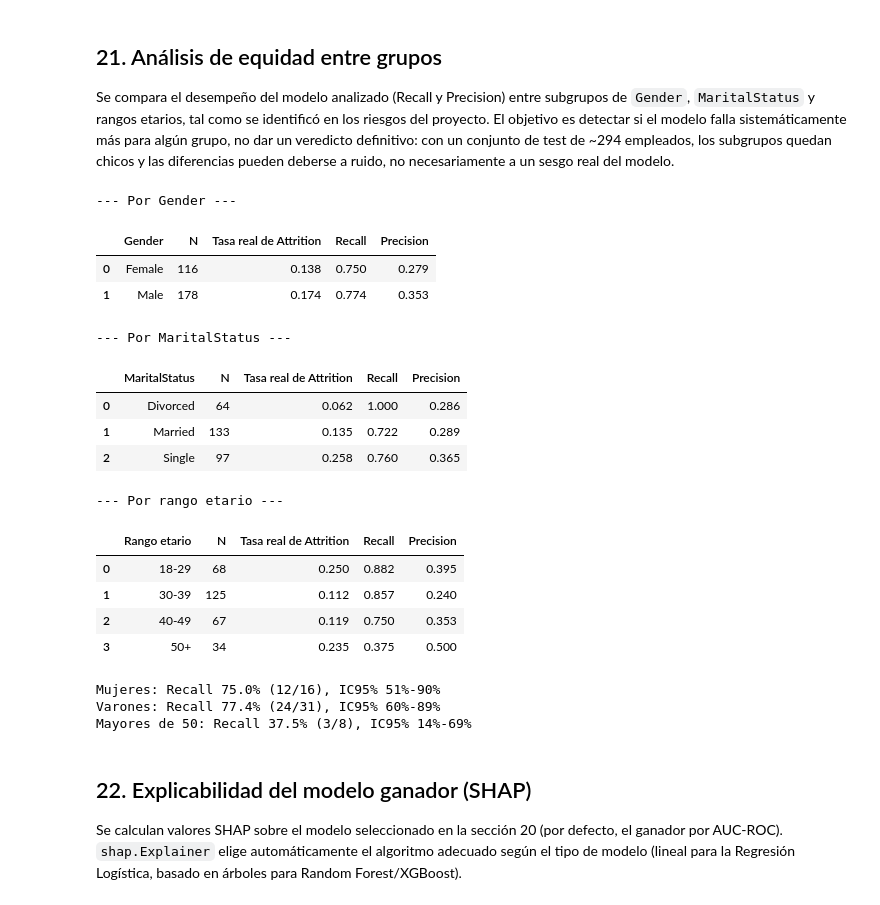
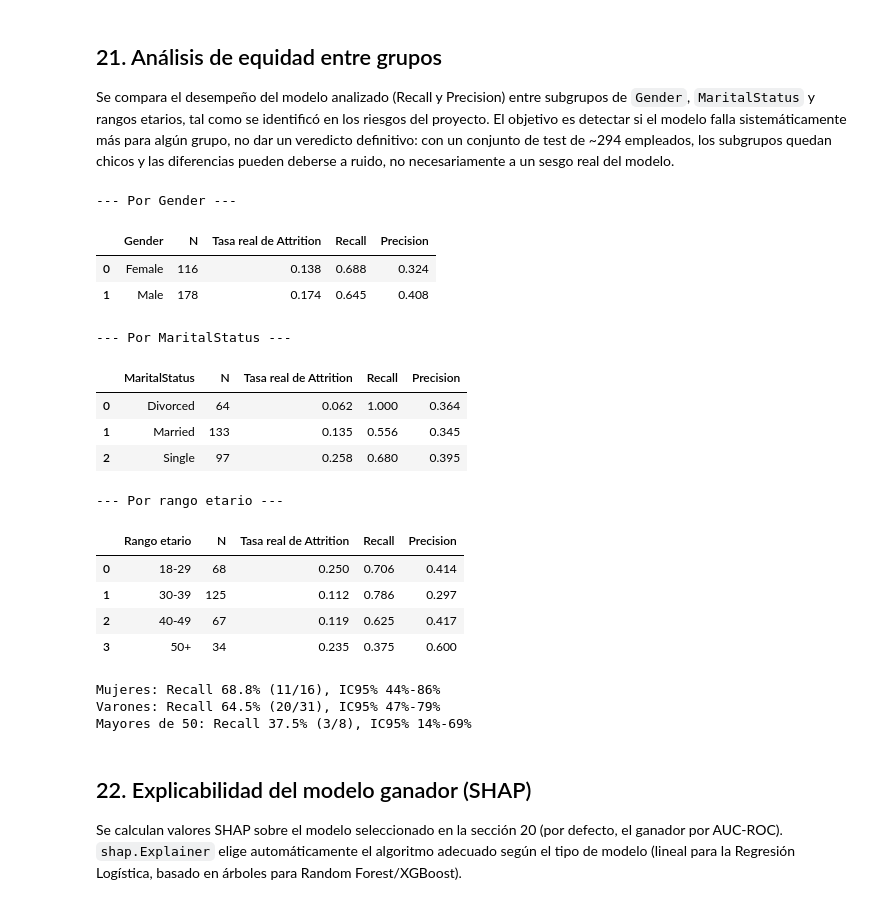
Before and after one commit to guss1976/TrabajoFinalCienciaDatos, a Jupyter notebook: Trabajo_Final_Integrador_ver3.ipynb, the cells around one changed output. Drawn from its saved outputs; the diff is of its cells as text; code cells hidden in the pictures.

```diff
--- a/Trabajo_Final_Integrador_ver3.ipynb
+++ b/Trabajo_Final_Integrador_ver3.ipynb
@@ -403,5 +408,5 @@ es la que queda registrada en la tabla comparativa final.
 # %%
-umbral_logreg = umbral_para_recall_objetivo(y_test, proba_logreg, recall_objetivo=0.75)
+umbral_logreg = umbral_desde_train(pipe_logreg, recall_objetivo=0.75)
 print(f'Umbral seleccionado para Recall >= 0.75: {umbral_logreg:.3f}')
 
 _ = evaluar_modelo('Regresión Logística', y_test, proba_logreg, threshold=umbral_logreg)
@@ -496,7 +501,7 @@ else:
     pipe_rf.fit(X_train, y_train)
 
 proba_rf = pipe_rf.predict_proba(X_test)[:, 1]
-umbral_rf = umbral_para_recall_objetivo(y_test, proba_rf, recall_objetivo=0.75)
+umbral_rf = umbral_desde_train(pipe_rf, recall_objetivo=0.75)
 print(f'Umbral seleccionado para Recall >= 0.75: {umbral_rf:.3f}')
 _ = evaluar_modelo('Random Forest', y_test, proba_rf, threshold=umbral_rf)
 # %% [output]
@@ -544,7 +549,7 @@ else:
     pipe_xgb.fit(X_train, y_train)
 
 proba_xgb = pipe_xgb.predict_proba(X_test)[:, 1]
-umbral_xgb = umbral_para_recall_objetivo(y_test, proba_xgb, recall_objetivo=0.75)
+umbral_xgb = umbral_desde_train(pipe_xgb, recall_objetivo=0.75)
 print(f'Umbral seleccionado para Recall >= 0.75: {umbral_xgb:.3f}')
 _ = evaluar_modelo('XGBoost', y_test, proba_xgb, threshold=umbral_xgb)
 # %% [output]
@@ -569,0 +575,18 @@ weighted avg       0.83      0.67      0.71       294
+# %%
+from sklearn.model_selection import cross_val_predict
+
+modelos = {'Regresión Logística': pipe_logreg, 'Random Forest': pipe_rf, 'XGBoost': pipe_xgb}
+filas = []
+for nombre, pipe in modelos.items():
+    cvr = cross_validate(pipe, X_train, y_train, cv=cv, scoring=['roc_auc', 'average_precision'])
+    # umbral elegido SOLO con train (predicciones fuera de fold), sin mirar el test
+    oof = cross_val_predict(pipe, X_train, y_train, cv=cv, method='predict_proba')[:, 1]
+    u = umbral_para_recall_objetivo(y_train, oof, recall_objetivo=0.75)
+    y_pred = (pipe.predict_proba(X_test)[:, 1] >= u).astype(int)
+    filas.append({'Modelo': nombre,
+                  'CV AUC-ROC': f"{cvr['test_roc_auc'].mean():.3f} ± {cvr['test_roc_auc'].std():.3f}",
+                  'CV PR-AUC': f"{cvr['test_average_precision'].mean():.3f} ± {cvr['test_average_precision'].std():.3f}",
+                  'Umbral (solo train)': round(u, 3),
+                  'Recall test': round(recall_score(y_test, y_pred), 3),
+                  'Precision test': round(precision_score(y_test, y_pred), 3)})
+print(pd.DataFrame(filas).to_string(index=False))
@@ -758,45 +786,50 @@ def metricas_por_grupo(y_true, y_pred, grupo, nombre_grupo):
             nombre_grupo: valor,
             'N': len(sub),
             'Tasa real de Attrition': round(sub['y_true'].mean(), 3),
             'Recall': round(recall_score(sub['y_true'], sub['y_pred'], zero_division=0), 3),
             'Precision': round(precision_score(sub['y_true'], sub['y_pred'], zero_division=0), 3),
         })
     return pd.DataFrame(filas)
 
 print('--- Por Gender ---')
 display(metricas_por_grupo(y_test, y_pred_analizado, X_test['Gender'], 'Gender'))
 
 print('--- Por MaritalStatus ---')
 display(metricas_por_grupo(y_test, y_pred_analizado, X_test['MaritalStatus'], 'MaritalStatus'))
 
 bins_edad = [17, 29, 39, 49, 61]
 etiquetas_edad = ['18-29', '30-39', '40-49', '50+']
 grupo_edad = pd.cut(X_test['Age'], bins=bins_edad, labels=etiquetas_edad, include_lowest=True)
 print('--- Por rango etario ---')
 display(metricas_por_grupo(y_test, y_pred_analizado, grupo_edad, 'Rango etario'))
 
 from statsmodels.stats.proportion import proportion_confint
-for nombre, k, n in [('Mujeres', 12, 16), ('Varones', 24, 31), ('Mayores de 50', 3, 8)]:
+for nombre, mask in [('Mujeres', X_test['Gender'] == 'Female'),
+                     ('Varones', X_test['Gender'] == 'Male'),
+                     ('Mayores de 50', X_test['Age'] > 49)]:
+    yt = np.asarray(y_test)[mask.values]
+    yp = y_pred_analizado[mask.values]
+    k, n = int(((yt == 1) & (yp == 1)).sum()), int(yt.sum())
     lo, hi = proportion_confint(k, n, alpha=0.05, method='wilson')
     print(f'{nombre}: Recall {k/n:.1%} ({k}/{n}), IC95% {lo:.0%}-{hi:.0%}')
 # %% [output]
 --- Por Gender ---
 |  | Gender | N | Tasa real de Attrition | Recall | Precision |
-| 0 | Female | 116 | 0.138 | 0.750 | 0.279 |
-| 1 | Male | 178 | 0.174 | 0.774 | 0.353 |
+| 0 | Female | 116 | 0.138 | 0.688 | 0.324 |
+| 1 | Male | 178 | 0.174 | 0.645 | 0.408 |
 --- Por MaritalStatus ---
 |  | MaritalStatus | N | Tasa real de Attrition | Recall | Precision |
-| 0 | Divorced | 64 | 0.062 | 1.000 | 0.286 |
-| 1 | Married | 133 | 0.135 | 0.722 | 0.289 |
-| 2 | Single | 97 | 0.258 | 0.760 | 0.365 |
+| 0 | Divorced | 64 | 0.062 | 1.000 | 0.364 |
+| 1 | Married | 133 | 0.135 | 0.556 | 0.345 |
+| 2 | Single | 97 | 0.258 | 0.680 | 0.395 |
 --- Por rango etario ---
 |  | Rango etario | N | Tasa real de Attrition | Recall | Precision |
-| 0 | 18-29 | 68 | 0.250 | 0.882 | 0.395 |
-| 1 | 30-39 | 125 | 0.112 | 0.857 | 0.240 |
-| 2 | 40-49 | 67 | 0.119 | 0.750 | 0.353 |
-| 3 | 50+ | 34 | 0.235 | 0.375 | 0.500 |
+| 0 | 18-29 | 68 | 0.250 | 0.706 | 0.414 |
+| 1 | 30-39 | 125 | 0.112 | 0.786 | 0.297 |
+| 2 | 40-49 | 67 | 0.119 | 0.625 | 0.417 |
+| 3 | 50+ | 34 | 0.235 | 0.375 | 0.600 |
-Mujeres: Recall 75.0% (12/16), IC95% 51%-90%
-Varones: Recall 77.4% (24/31), IC95% 60%-89%
+Mujeres: Recall 68.8% (11/16), IC95% 44%-86%
+Varones: Recall 64.5% (20/31), IC95% 47%-79%
 Mayores de 50: Recall 37.5% (3/8), IC95% 14%-69%
 # %% [markdown]
 ## 22. Explicabilidad del modelo ganador (SHAP)
```
Also changed, not shown: parts of 13 cells of this notebook.
